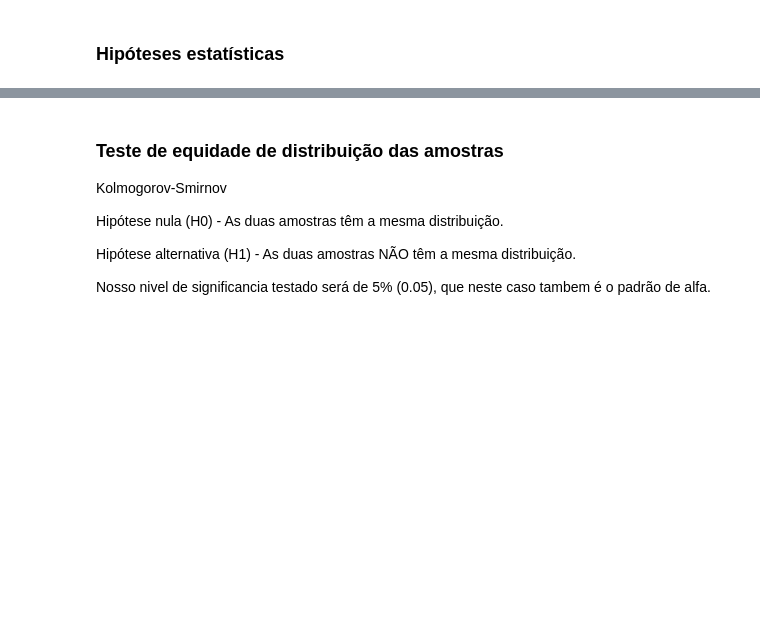
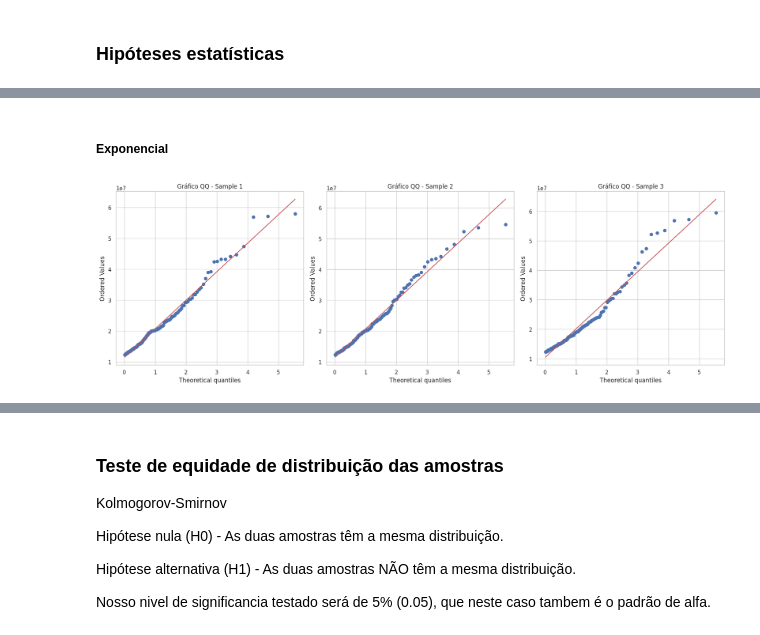
Before and after one commit to MoonHawlk/GoogleColab_Notebooks, a Jupyter notebook: AVD/ATV_4.ipynb, the cells around one changed output, grey strips where cells are left out. Cells and saved outputs as stored; diff of their text form; code cells hidden in the pictures; blank space fills up the shorter version.

```diff
--- a/AVD/ATV_4.ipynb
+++ b/AVD/ATV_4.ipynb
@@ -80,0 +144,13 @@ Provavelmente NÃO é uma Distribuição Normal
+# %% [markdown]
+##### Exponencial
+# %%
+fig, axes = plt.subplots(1, 3, figsize=(18, 6))
+
+for i, sample_data in enumerate([sample_data1, sample_data2, sample_data3]):
+    stats.probplot(sample_data['subscribers'], dist="expon", plot=axes[i])
+    axes[i].set_title(f"Gráfico QQ - Sample {i+1}")
+
+plt.tight_layout()
+plt.show()
+# %% [output]
+[figure, added]
```
Also changed, not shown: parts of 46 cells of this notebook.
